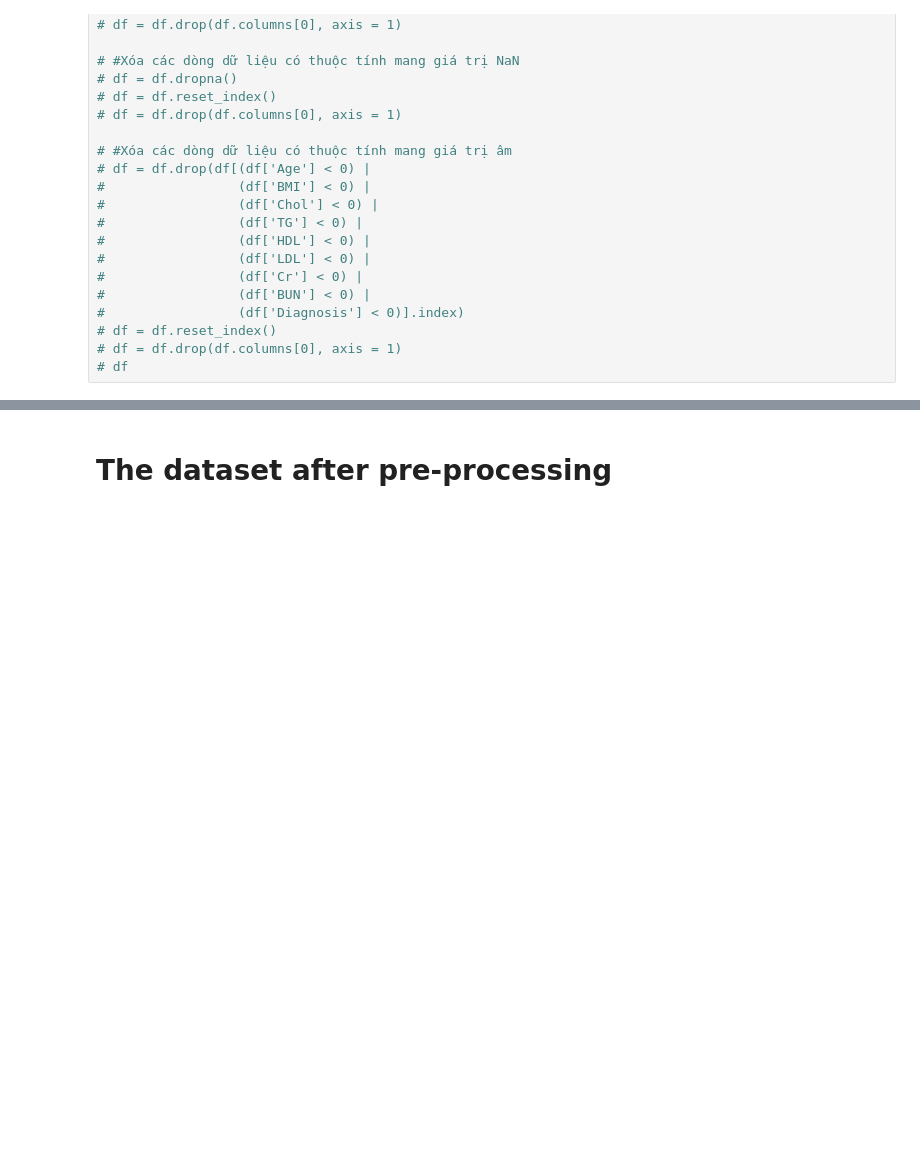
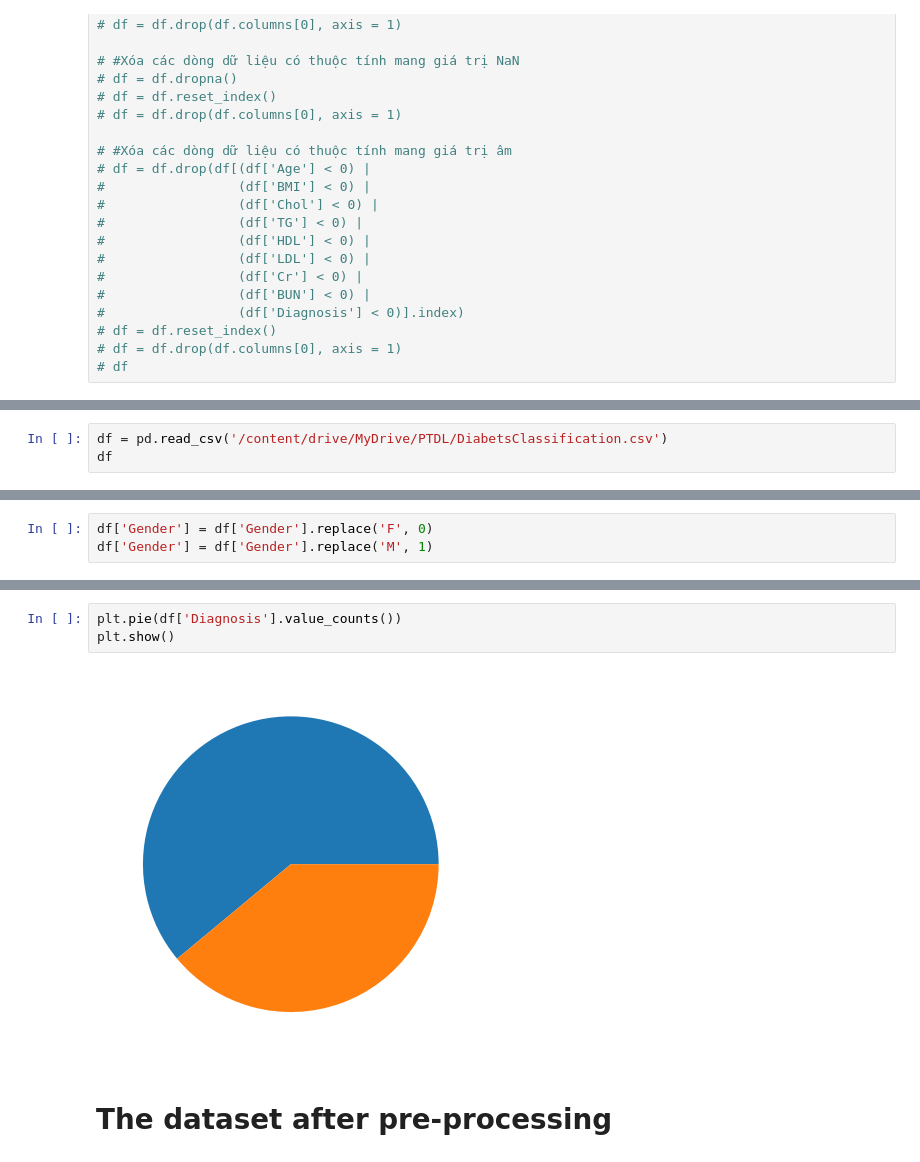
Before and after one commit to tathithienthanh/DataAnalysis_Diagnosis-of-diabetes-based-on-data-set-of-blood-test-result, a Jupyter notebook: PTDL_BTL.ipynb, the cells around one changed output, grey strips where cells are left out. Drawn from its saved outputs; the diff is of its cells as text; blank space fills up the shorter version.

```diff
--- a/PTDL_BTL.ipynb
+++ b/PTDL_BTL.ipynb
@@ -503,0 +548,3 @@ df
+# %%
+df = pd.read_csv('/content/drive/MyDrive/PTDL/DiabetsClassification.csv')
+df
@@ -503,0 +567,3 @@ df
+# %%
+df['Gender'] = df['Gender'].replace('F', 0)
+df['Gender'] = df['Gender'].replace('M', 1)
@@ -504,2 +630,7 @@ df
+# %%
+plt.pie(df['Diagnosis'].value_counts())
+plt.show()
+# %% [output]
+[figure, added]
 # %% [markdown]
 # The dataset after pre-processing
```
Also changed, not shown: parts of 22 cells of this notebook.
